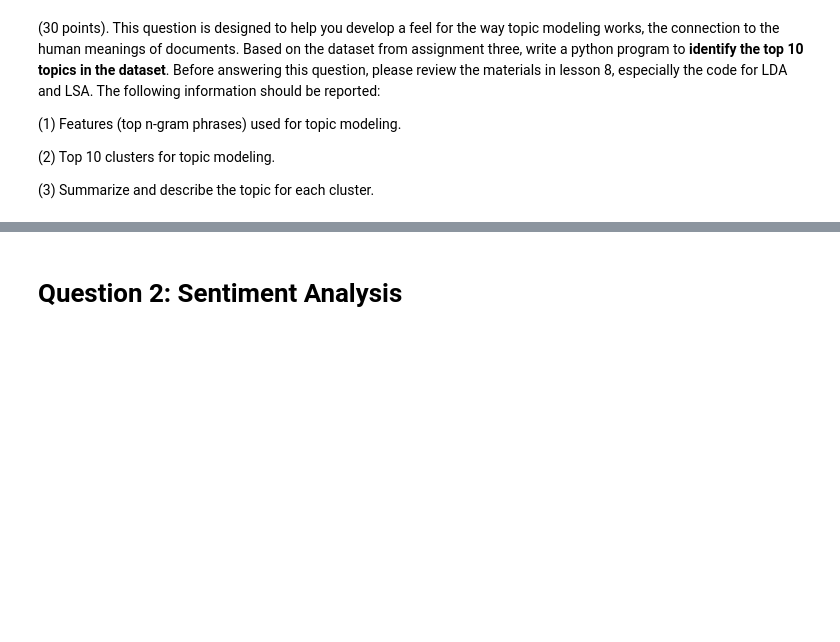
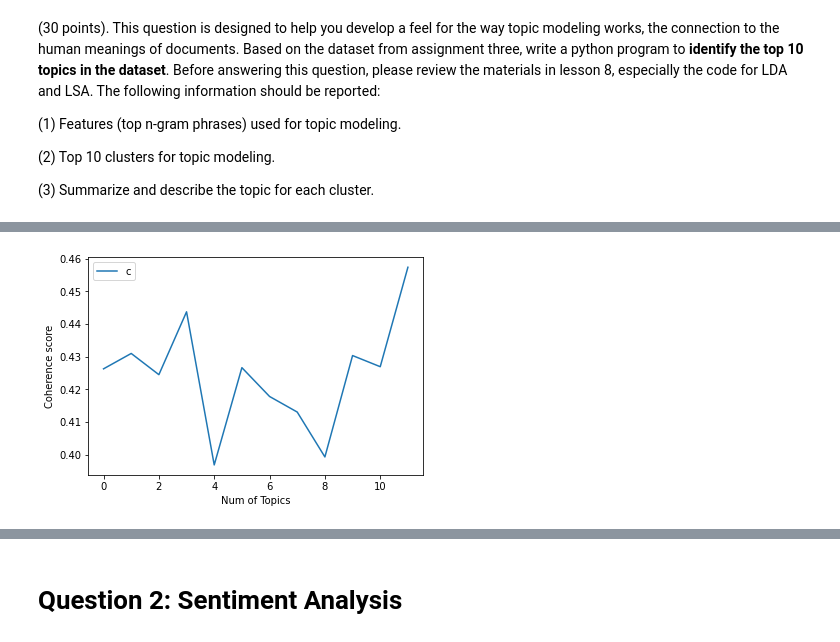
Before and after one commit to anveshveeramalla/Anvesh_INFO5731_SPRING2022, a Jupyter notebook: INFO5731_Assignment_Four_1.ipynb, the cells around one changed output, grey strips where cells are left out. Saved outputs shown, nothing was run; the diff lists cells and outputs as text; code cells hidden in the pictures; blank space fills up the shorter version.

```diff
--- a/INFO5731_Assignment_Four_1.ipynb
+++ b/INFO5731_Assignment_Four_1.ipynb
@@ -83,0 +109,19 @@ FileNotFoundError: ignored
+# %%
+def make_bigrams(texts):
+    return [bigram_mod[doc] for doc in texts]
+
+def make_trigrams(texts):
+    return [trigram_mod[bigram_mod[doc]] for doc in texts]
+
+def lemmatization(texts, allowed_postags=['NOUN', 'ADJ', 'VERB', 'ADV']):
+    texts_out = []
+    for sent in texts:
+        doc = nlp(" ".join(sent))
+        texts_out.append([token.lemma_ for token in doc if token.pos_ in allowed_postags])
+    return texts_out
+# %%
+import spacy
+data_words_bigrams = make_bigrams(txt)
+nlp = spacy.load('en', disable=['parser', 'ner'])
+tf_lemmatized = lemmatization(data_words_bigrams, allowed_postags=['NOUN', 'ADJ', 'VERB', 'ADV'])
+tf_lemmatized[:1]
@@ -83,0 +130,5 @@ FileNotFoundError: ignored
+# %%
+id2word = corpora.Dictionary(tf_lemmatized)
+texts = tf_lemmatized
+data_corpus = [id2word.doc2bow(text) for text in texts]
+data_corpus[:1]
@@ -83,0 +228,11 @@ FileNotFoundError: ignored
+# %%
+from gensim import corpora, models
+coh_values = []
+model_list = []
+for num_topics in range(12):
+  model_temp = models.LsiModel(data_corpus, num_topics = 20, id2word = id2word)
+  model_list.append(model_temp)
+  #print(model_list)
+  coh_model = CoherenceModel(model= model_temp, texts = tf_lemmatized, dictionary = id2word, coherence='c_v')
+  coh_values.append(coh_model.get_coherence())
+coh_values
@@ -83,0 +252,11 @@ FileNotFoundError: ignored
+# %%
+%matplotlib inline
+import matplotlib.pyplot as plt
+x = range(12)
+plt.plot(x, coh_values)
+plt.xlabel("Num of Topics")
+plt.ylabel("Coherence score")
+plt.legend(("coherence_values"),loc='best')
+plt.show()
+# %% [output]
+[figure, added]
```
Also changed, not shown: parts of 50 cells of this notebook.
